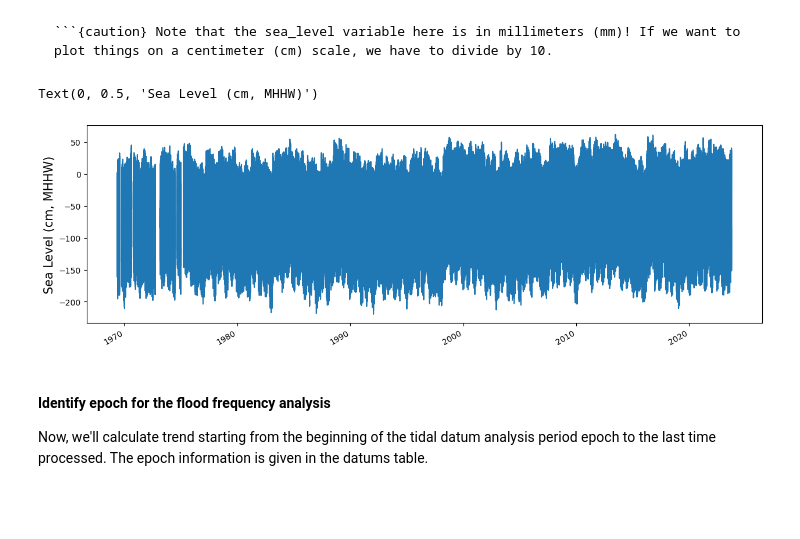
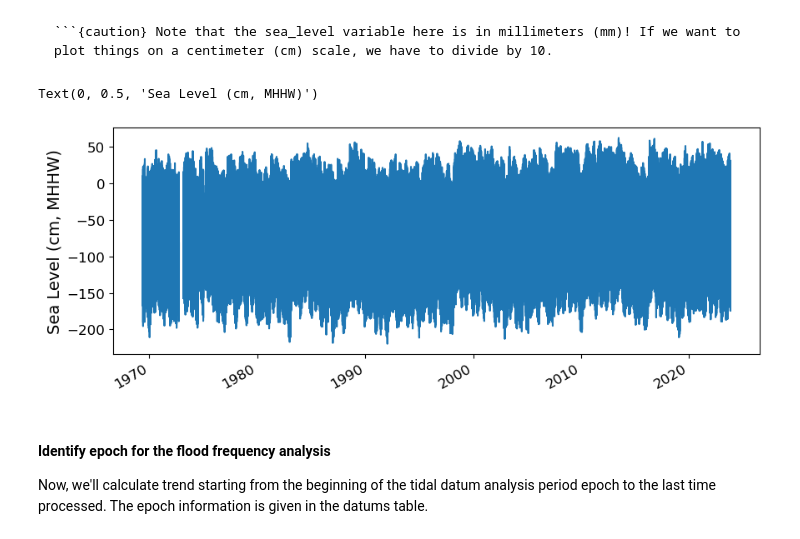
Before and after one commit to jwfiedler/SL_Indicators, a Jupyter notebook: SL_indicators_NBs/SL_FloodFrequency.ipynb, the cells around one changed output. Cells and saved outputs as stored; diff of their text form; code cells hidden in the pictures; blank space fills up the shorter version.

````diff
--- a/SL_indicators_NBs/SL_FloodFrequency.ipynb
+++ b/SL_indicators_NBs/SL_FloodFrequency.ipynb
@@ -47 +62,11 @@ import seaborn as sns #for plotting
+# %%
+plt.rcParams['figure.figsize'] = [10, 4]  # Set a default figure size for the notebook
+plt.rcParams['figure.dpi'] = 100  # Set default resolution for inline figures
+
+# Set the default font size for axes labels, titles and ticks
+plt.rcParams['axes.titlesize'] = 16  # Set the font size for axes titles
+plt.rcParams['axes.labelsize'] = 14  # Set the font size for x and y labels
+plt.rcParams['xtick.labelsize'] = 12 # Set the font size for x-axis tick labels
+plt.rcParams['ytick.labelsize'] = 12 # Set the font size for y-axis tick labels
+plt.rcParams['font.size'] = 14 # Set the font size for the text in the figure (can affect legend)
 # %% [markdown]
@@ -53,18 +76,15 @@ Next, we'll access data from the UHSLC. The Malakala tide gauge has the UHSLC ID
 # %%
 uhslc_id = 7
 fname = f'h{uhslc_id:03}.nc' # h for hourly, d for daily
-datadir = './'
-url_rqds = "https://uhslc.soest.hawaii.edu/data/netcdf/rqds/pacific/hourly/" # do we want fast? or rqds?
-# url_fast = "https://uhslc.soest.hawaii.edu/data/netcdf/fast/hourly"
 
-path = os.path.join(datadir, fname)
+url = "https://uhslc.soest.hawaii.edu/data/netcdf/fast/hourly/"
+
+path = os.path.join(data_dir, fname)
 
 if not os.path.exists(path):
-    urlretrieve(os.path.join(url_rqds, fname, 'b'), path) # careful here with a/b on research quality data! Doesn't exist for fast data.
+    urlretrieve(os.path.join(url, fname), path)
 
 
-data_xr = xr.open_dataset(fname)
-data_xr
-
-# save the nc data to file
-data_xr.to_netcdf('h007b.nc')
+rsl = xr.open_dataset(fname)
+station_name = rsl['station_name'].values[0]
+rsl
@@ -100,12 +140,12 @@ datum = datumtable[datumtable['Datum'] == datumname]['Value'].values[0]
 # make sure datum is a float64
 datum = np.float64(datum)
 
-data_xr['datum'] = datum*1000 # convert to mm
-data_xr['sea_level'] = data_xr['sea_level'] - data_xr['datum']
+rsl['datum'] = datum*1000 # convert to mm
+rsl['sea_level'] = rsl['sea_level'] - rsl['datum']
 
 # assign units to datum and sea level
-data_xr['datum'].attrs['units'] = 'mm'
-data_xr['sea_level'].attrs['units'] = 'mm'
+rsl['datum'].attrs['units'] = 'mm'
+rsl['sea_level'].attrs['units'] = 'mm'
 
 glue("datum", datum, display=False)
 glue("datumname", datumname, display=False)
@@ -138,14 +178,14 @@ To do this, we'll plot all the sea level data to make sure our data looks correc
 ```{caution} Note that the sea_level variable here is in millimeters (mm)! If we want to plot things on a centimeter (cm) scale, we have to divide by 10.
 ```
 # %%
-fig, ax = plt.subplots(sharex=True,figsize=[15,5])
+fig, ax = plt.subplots(sharex=True)
 fig.autofmt_xdate()
-ax.plot(data_xr.time.values,data_xr.sea_level.T.values/10)
+ax.plot(rsl.time.values,rsl.sea_level.T.values/10)
 
-ax.set_ylabel(f'Sea Level (cm, {datumname})',fontsize=15) #divide by 10 to convert to cm
+ax.set_ylabel(f'Sea Level (cm, {datumname})') #divide by 10 to convert to cm
 # %% [output]
 Text(0, 0.5, 'Sea Level (cm, MHHW)')
-[figure, old version]
+[figure, new version]
 # %% [markdown]
 #### Identify epoch for the flood frequency analysis
 
````
Also changed, not shown: parts of 16 cells of this notebook, 1 other file.
